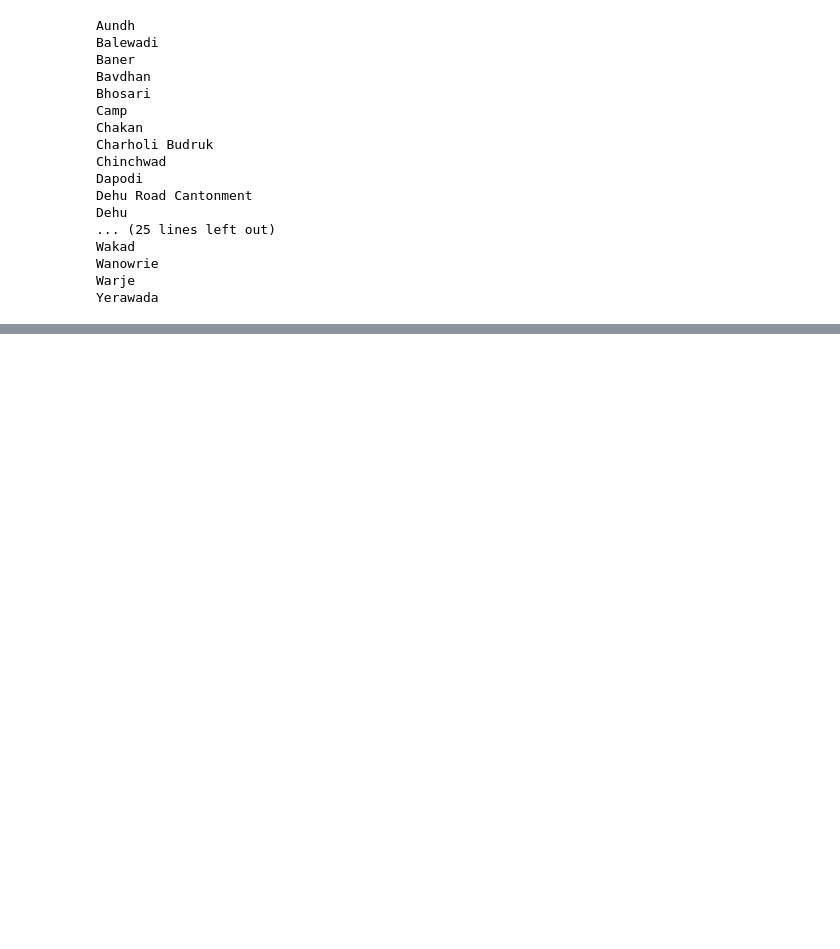
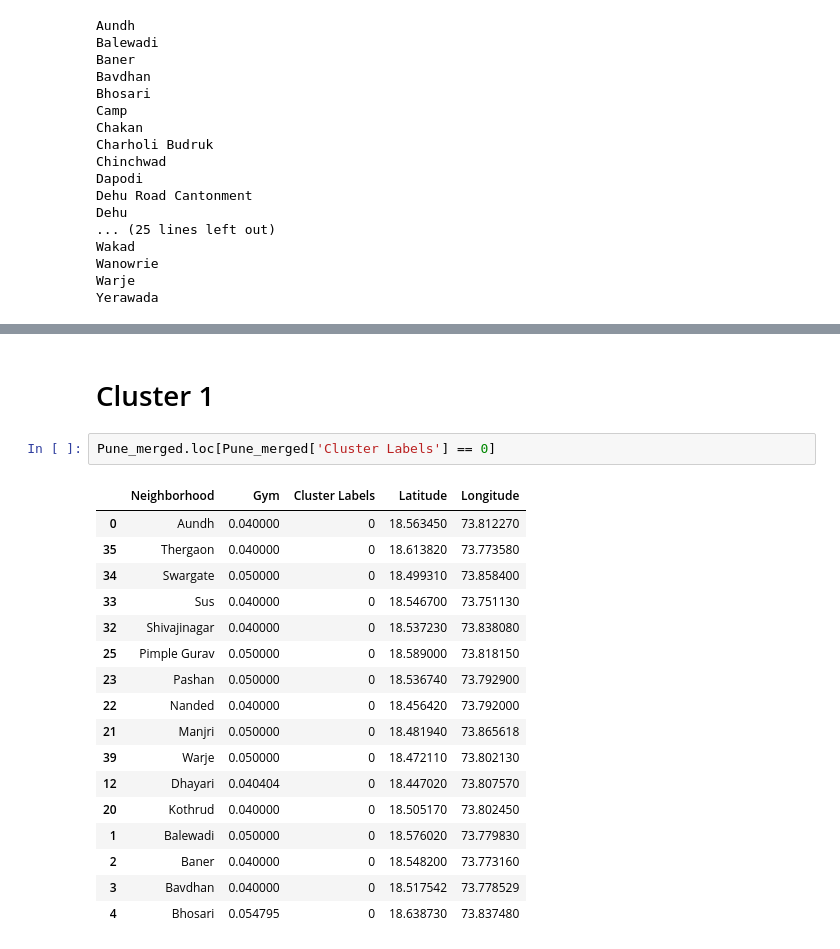
Before and after one commit to omkarnagarkar55/Coursera_Capstone, a Jupyter notebook: Final project.ipynb, the cells around one changed output, grey strips where cells are left out. Drawn from its saved outputs; the diff is of its cells as text; blank space fills up the shorter version.

```diff
--- a/Final project.ipynb
+++ b/Final project.ipynb
@@ -305,0 +498,22 @@ array(['Bookstore', 'Dessert Shop', 'English Restaurant', 'Coffee Shop',
+# %% [markdown]
+# Cluster 1
+# %%
+Pune_merged.loc[Pune_merged['Cluster Labels'] == 0]
+# %% [output]
+|  | Neighborhood | Gym | Cluster Labels | Latitude | Longitude |
+| 0 | Aundh | 0.040000 | 0 | 18.563450 | 73.812270 |
+| 35 | Thergaon | 0.040000 | 0 | 18.613820 | 73.773580 |
+| 34 | Swargate | 0.050000 | 0 | 18.499310 | 73.858400 |
+| 33 | Sus | 0.040000 | 0 | 18.546700 | 73.751130 |
+| 32 | Shivajinagar | 0.040000 | 0 | 18.537230 | 73.838080 |
+| 25 | Pimple Gurav | 0.050000 | 0 | 18.589000 | 73.818150 |
+| 23 | Pashan | 0.050000 | 0 | 18.536740 | 73.792900 |
+| 22 | Nanded | 0.040000 | 0 | 18.456420 | 73.792000 |
+| 21 | Manjri | 0.050000 | 0 | 18.481940 | 73.865618 |
+| 39 | Warje | 0.050000 | 0 | 18.472110 | 73.802130 |
+| 12 | Dhayari | 0.040404 | 0 | 18.447020 | 73.807570 |
+| 20 | Kothrud | 0.040000 | 0 | 18.505170 | 73.802450 |
+| 1 | Balewadi | 0.050000 | 0 | 18.576020 | 73.779830 |
+| 2 | Baner | 0.040000 | 0 | 18.548200 | 73.773160 |
+| 3 | Bavdhan | 0.040000 | 0 | 18.517542 | 73.778529 |
+| 4 | Bhosari | 0.054795 | 0 | 18.638730 | 73.837480 |
```
Also changed, not shown: parts of 39 cells of this notebook.
